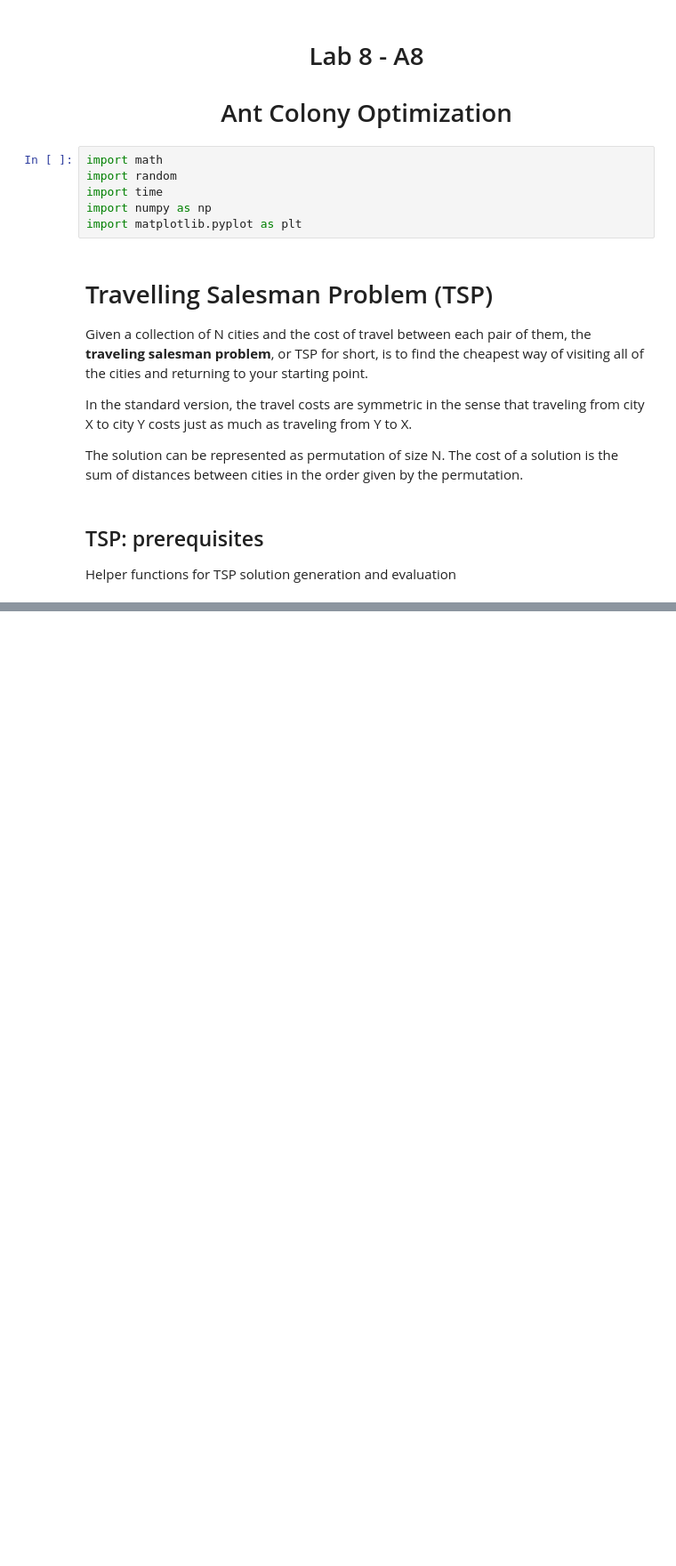
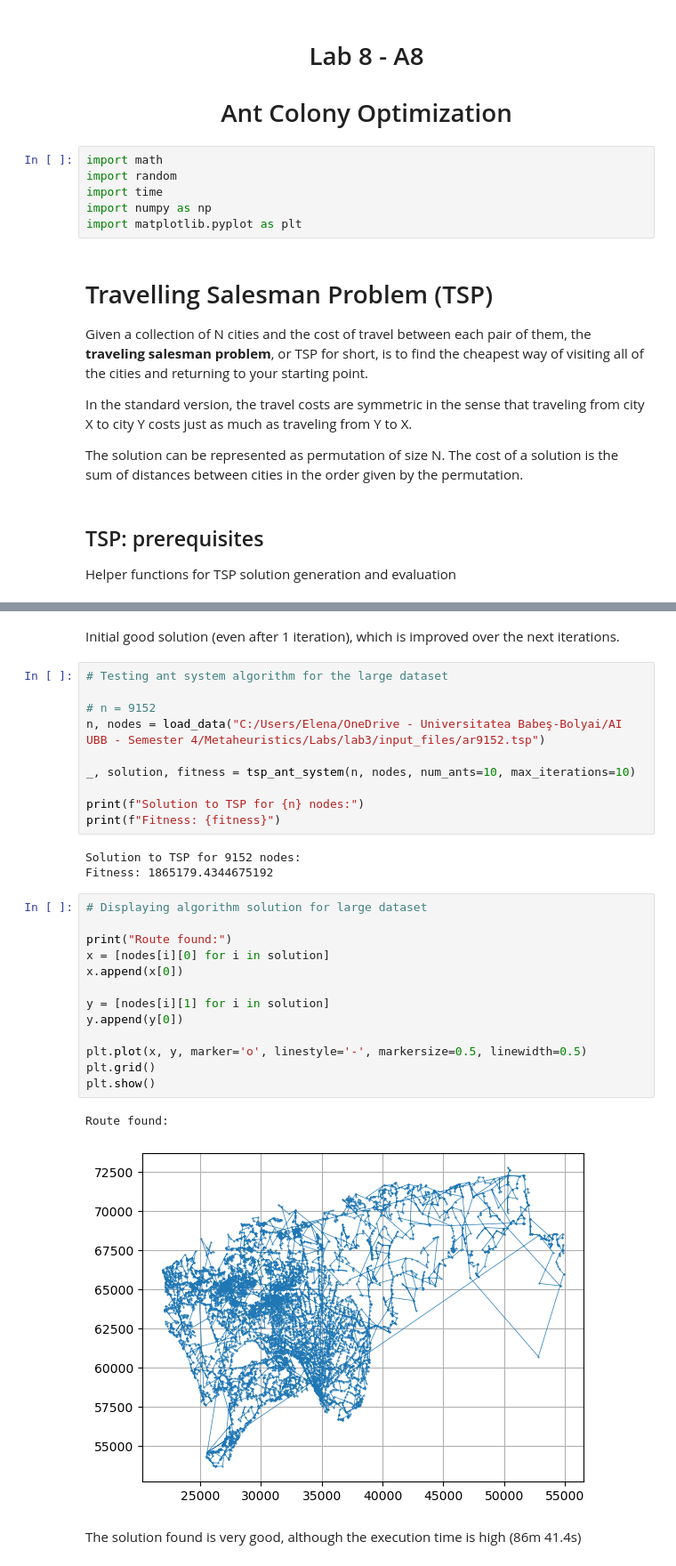
Before and after one commit to Tamarov128/metaheuristics-labs, a Jupyter notebook: lab8/MH-Lab8-A8.ipynb, the cells around one changed output, grey strips where cells are left out. Shown at 89% size. Cells and saved outputs as stored; diff of their text form; blank space fills up the shorter version.

```diff
--- a/lab8/MH-Lab8-A8.ipynb
+++ b/lab8/MH-Lab8-A8.ipynb
@@ -307,0 +397,33 @@ plt.show()
+# %% [markdown]
+Initial good solution (even after 1 iteration), which is improved over the next iterations.
+# %%
+# Testing ant system algorithm for the large dataset
+
+# n = 9152
+n, nodes = load_data("C:/Users/Elena/OneDrive - Universitatea Babeş-Bolyai/AI UBB - Semester 4/Metaheuristics/Labs/lab3/input_files/ar9152.tsp")
+
+_, solution, fitness = tsp_ant_system(n, nodes, num_ants=10, max_iterations=10)
+
+print(f"Solution to TSP for {n} nodes:")
+print(f"Fitness: {fitness}")
+# %% [output]
+Solution to TSP for 9152 nodes:
+Fitness: 1865179.4344675192
+# %%
+# Displaying algorithm solution for large dataset
+
+print("Route found:")
+x = [nodes[i][0] for i in solution]
+x.append(x[0])
+
+y = [nodes[i][1] for i in solution]
+y.append(y[0])
+
+plt.plot(x, y, marker='o', linestyle='-', markersize=0.5, linewidth=0.5)
+plt.grid()
+plt.show()
+# %% [output]
+Route found:
+[figure, added]
+# %% [markdown]
+The solution found is very good, although the execution time is high (86m 41.4s)
```
Also changed, not shown: parts of 46 cells of this notebook.
